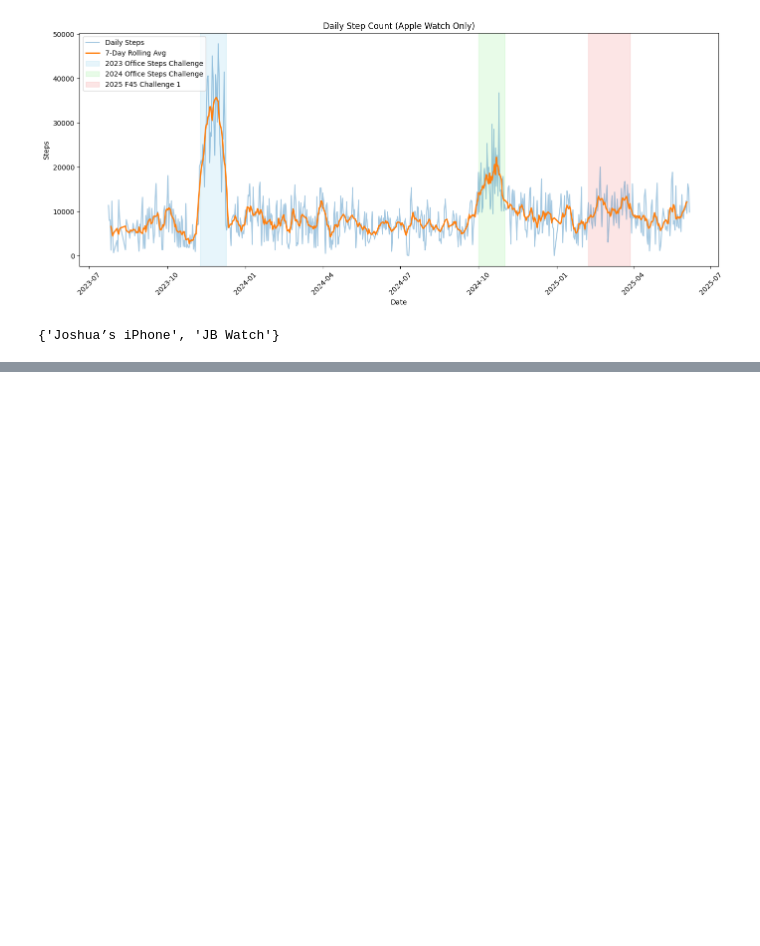
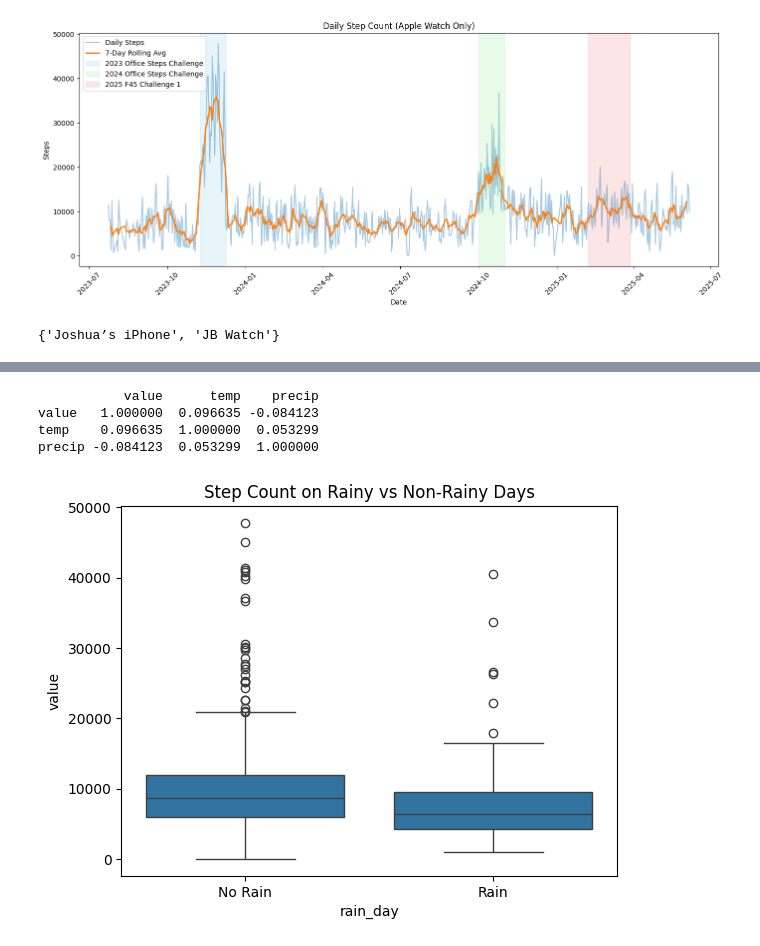
Before and after one commit to joshuawb/health-data, a Jupyter notebook: apple_health_export/health-load.ipynb, the cells around one changed output, grey strips where cells are left out. Drawn from its saved outputs; the diff is of its cells as text; code cells hidden in the pictures; blank space fills up the shorter version.

```diff
--- a/apple_health_export/health-load.ipynb
+++ b/apple_health_export/health-load.ipynb
@@ -109,0 +179,22 @@ print(source_names)
+# %%
+## Correlation
+print(merged[['value', 'temp', 'precip']].corr())
+
+## Okay this is as expected
+##  - temp positively correlated with step count e.g. more steps when it is warmer
+##  - rain is negatively correlated with steps e.g. less steps when more rain.
+# %% [output]
+           value      temp    precip
+value   1.000000  0.096635 -0.084123
+temp    0.096635  1.000000  0.053299
+precip -0.084123  0.053299  1.000000
+# %%
+## Rain vs. no rain comparison
+
+merged['rain_day'] = merged['precip'] > 5.0  # define rain threshold
+sns.boxplot(data=merged, x='rain_day', y='value')
+plt.xticks([0, 1], ['No Rain', 'Rain'])
+plt.title('Step Count on Rainy vs Non-Rainy Days')
+plt.show()
+# %% [output]
+[figure, added]
```
Also changed, not shown: parts of 6 cells of this notebook.
